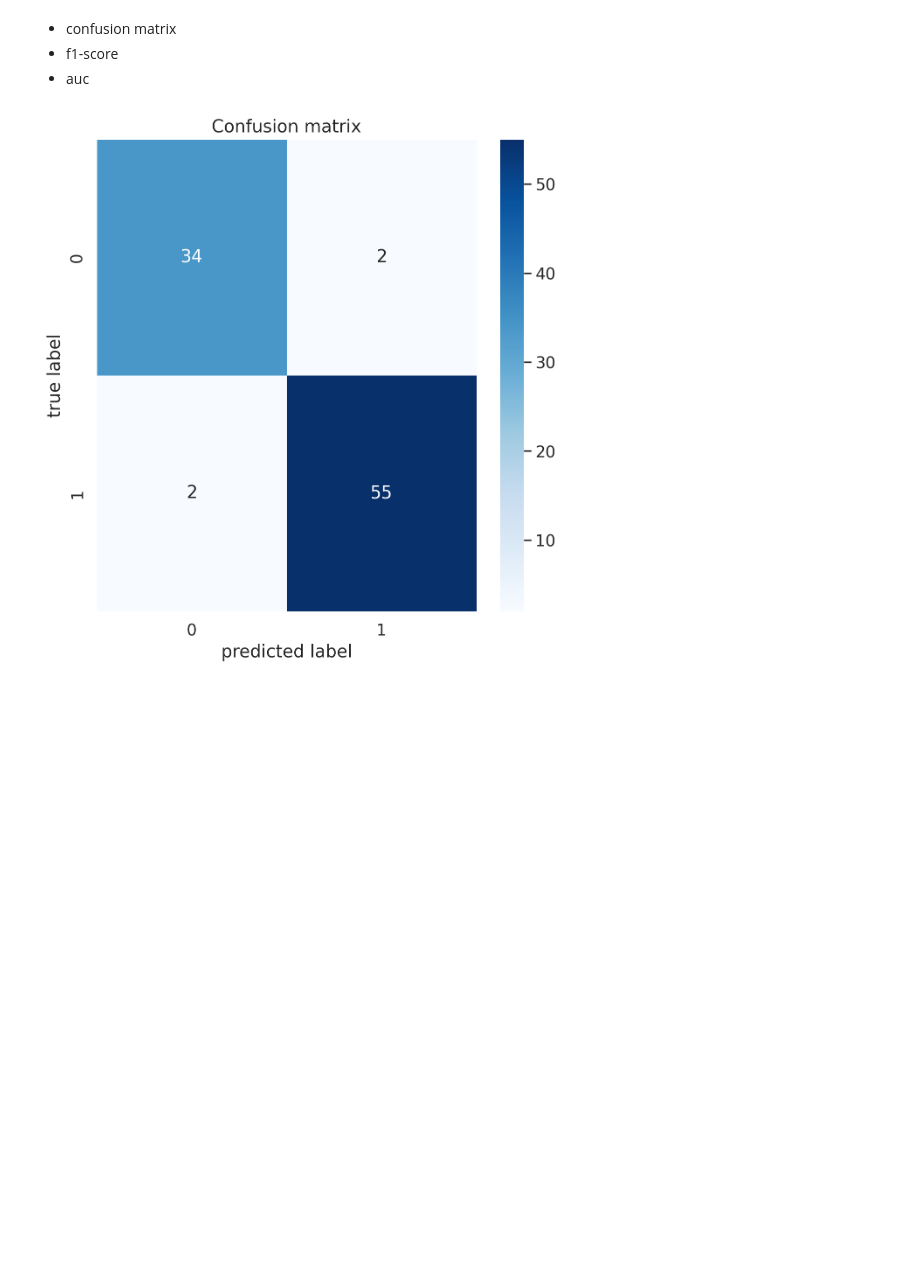
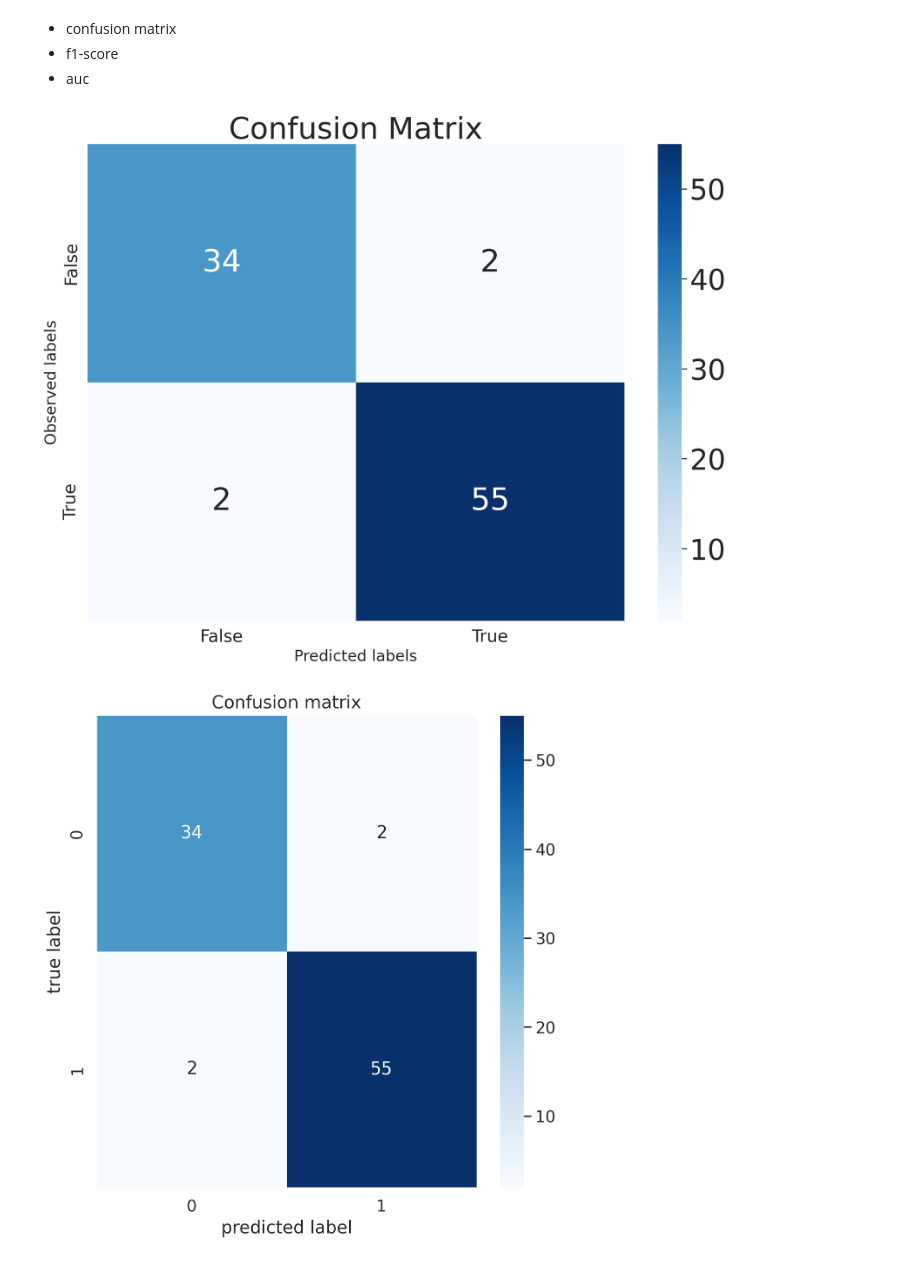
Before and after one commit to heejjj/Sleeping_Project, a Jupyter notebook: CNN_LSTM_final.ipynb, the cells around one changed output. Cells and saved outputs as stored; diff of their text form; code cells hidden in the pictures; blank space fills up the shorter version.

```diff
--- a/CNN_LSTM_final.ipynb
+++ b/CNN_LSTM_final.ipynb
@@ -338,6 +385,34 @@ real = y_test[:,0].tolist()
 - confusion matrix
 - f1-score
 - auc
+# %%
+#sklearn.metrics 모듈을 여러 가지 평가지표에 관한 기능을 제공함.
+
+from sklearn.metrics import classification_report, confusion_matrix
+import matplotlib.pyplot as plt
+import seaborn as sns
+
+#혼동행렬을 만듬
+cm = confusion_matrix(real, pred)
+
+ax = plt.subplot()
+sns.set(font_scale=3.0) # Adjust to fit
+sns.heatmap(cm, annot=True, ax=ax, cmap="Blues", fmt="g");
+
+# Labels, title and ticks
+label_font = {'size':'18'}  # Adjust to fit
+ax.set_xlabel('Predicted labels', fontdict=label_font);
+ax.set_ylabel('Observed labels', fontdict=label_font);
+
+title_font = {'size':'35'}  # Adjust to fit
+ax.set_title('Confusion Matrix', fontdict=title_font);
+
+ax.tick_params(axis='both', which='major', labelsize=20)  # Adjust to fit
+ax.xaxis.set_ticklabels(['False', 'True']);
+ax.yaxis.set_ticklabels(['False', 'True']);
+plt.show()
+# %% [output]
+[figure, added]
 # %%
 #sklearn.metrics 모듈을 여러 가지 평가지표에 관한 기능을 제공함.
 
```
Also changed, not shown: parts of 32 cells of this notebook.
